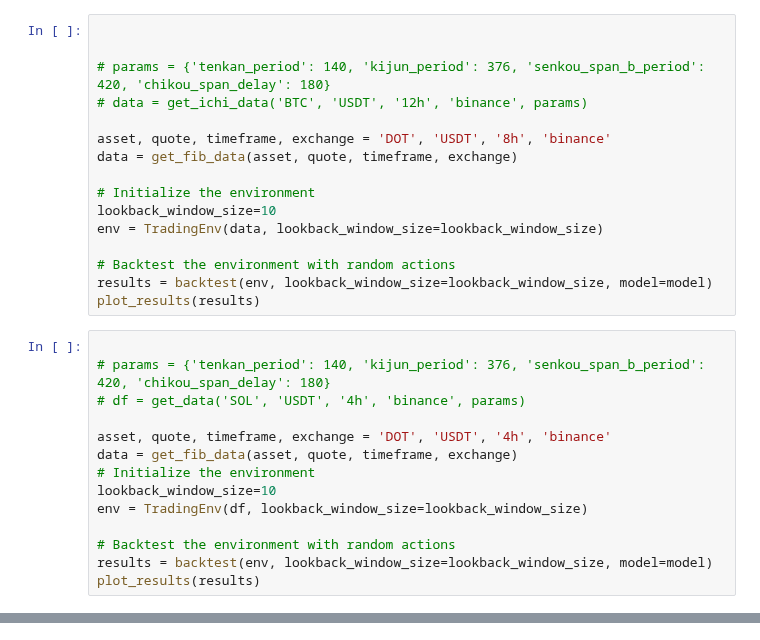
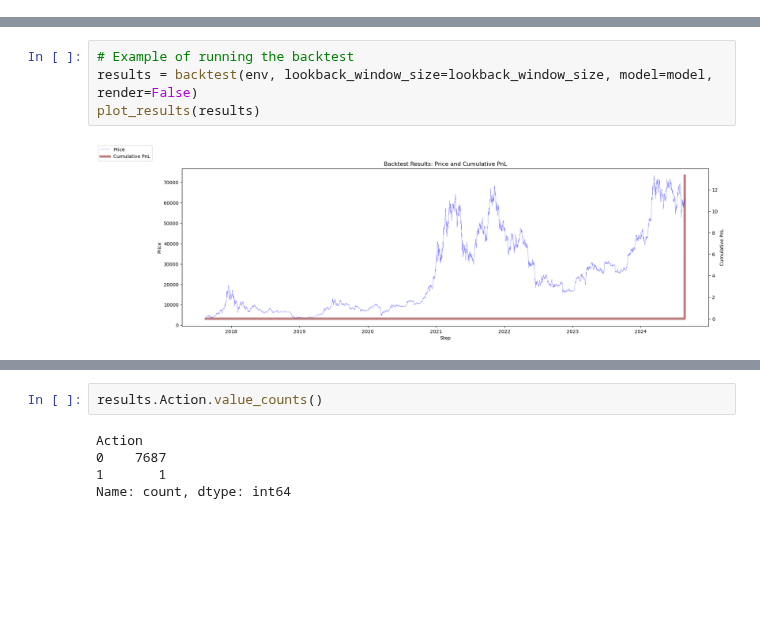
Before and after one commit to petarkabashki/pk-crypto-tools, a Jupyter notebook: 2024-research/DRL-Ichimoku-Custom.ipynb, the cells around one changed output, grey strips where cells are left out. Saved outputs shown, nothing was run; the diff lists cells and outputs as text; blank space fills up the shorter version.

```diff
--- a/2024-research/DRL-Ichimoku-Custom.ipynb
+++ b/2024-research/DRL-Ichimoku-Custom.ipynb
@@ -634,30 +778,0 @@ plot_results(results)
-# %%
-
-
-# params = {'tenkan_period': 140, 'kijun_period': 376, 'senkou_span_b_period': 420, 'chikou_span_delay': 180}
-# data = get_ichi_data('BTC', 'USDT', '12h', 'binance', params)
-
-asset, quote, timeframe, exchange = 'DOT', 'USDT', '8h', 'binance'
-data = get_fib_data(asset, quote, timeframe, exchange)
-
-# Initialize the environment
-lookback_window_size=10
-env = TradingEnv(data, lookback_window_size=lookback_window_size)
-
-# Backtest the environment with random actions
-results = backtest(env, lookback_window_size=lookback_window_size, model=model)
-plot_results(results)
-# %%
-
-# params = {'tenkan_period': 140, 'kijun_period': 376, 'senkou_span_b_period': 420, 'chikou_span_delay': 180}
-# df = get_data('SOL', 'USDT', '4h', 'binance', params)
-
-asset, quote, timeframe, exchange = 'DOT', 'USDT', '4h', 'binance'
-data = get_fib_data(asset, quote, timeframe, exchange)
-# Initialize the environment
-lookback_window_size=10
-env = TradingEnv(df, lookback_window_size=lookback_window_size)
-
-# Backtest the environment with random actions
-results = backtest(env, lookback_window_size=lookback_window_size, model=model)
-plot_results(results)
@@ -690,0 +779,6 @@ plt.show()
+# %%
+# Example of running the backtest
+results = backtest(env, lookback_window_size=lookback_window_size, model=model, render=False)
+plot_results(results)
+# %% [output]
+[figure, added]
@@ -690,0 +800,7 @@ plt.show()
+# %%
+results.Action.value_counts()
+# %% [output]
+Action
+0    7687
+1       1
+Name: count, dtype: int64
```
Also changed, not shown: parts of 30 cells of this notebook, 4 other files.
